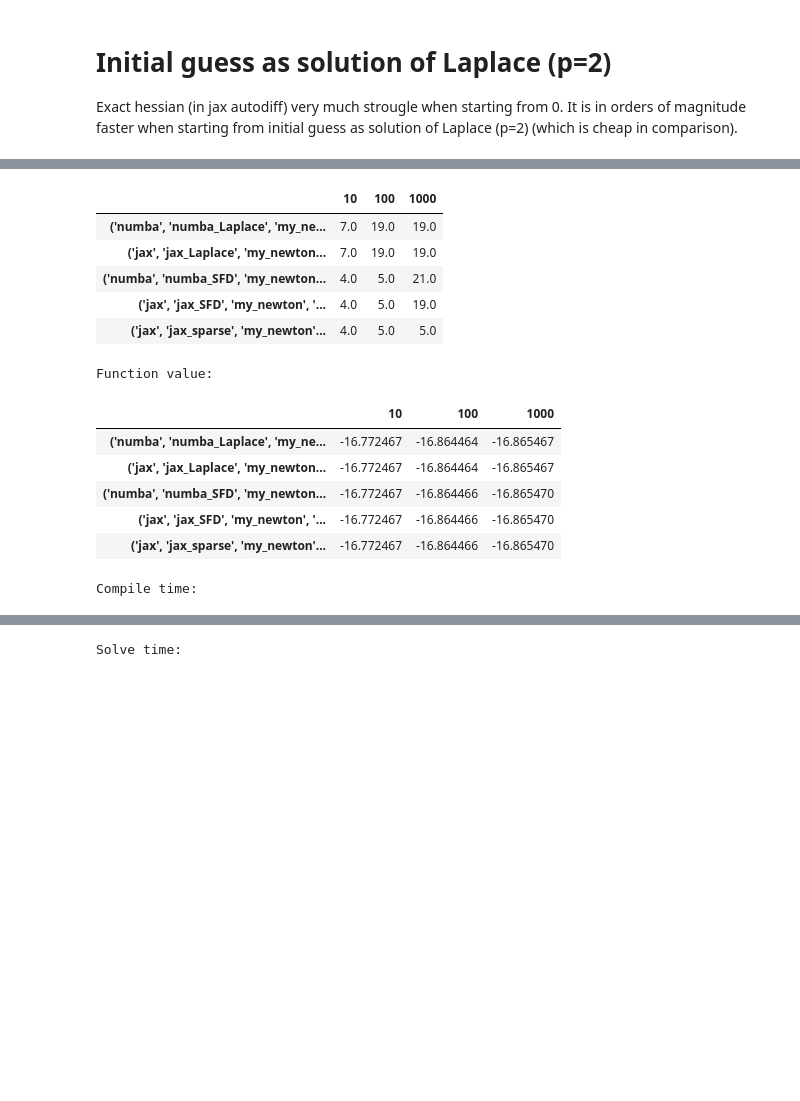
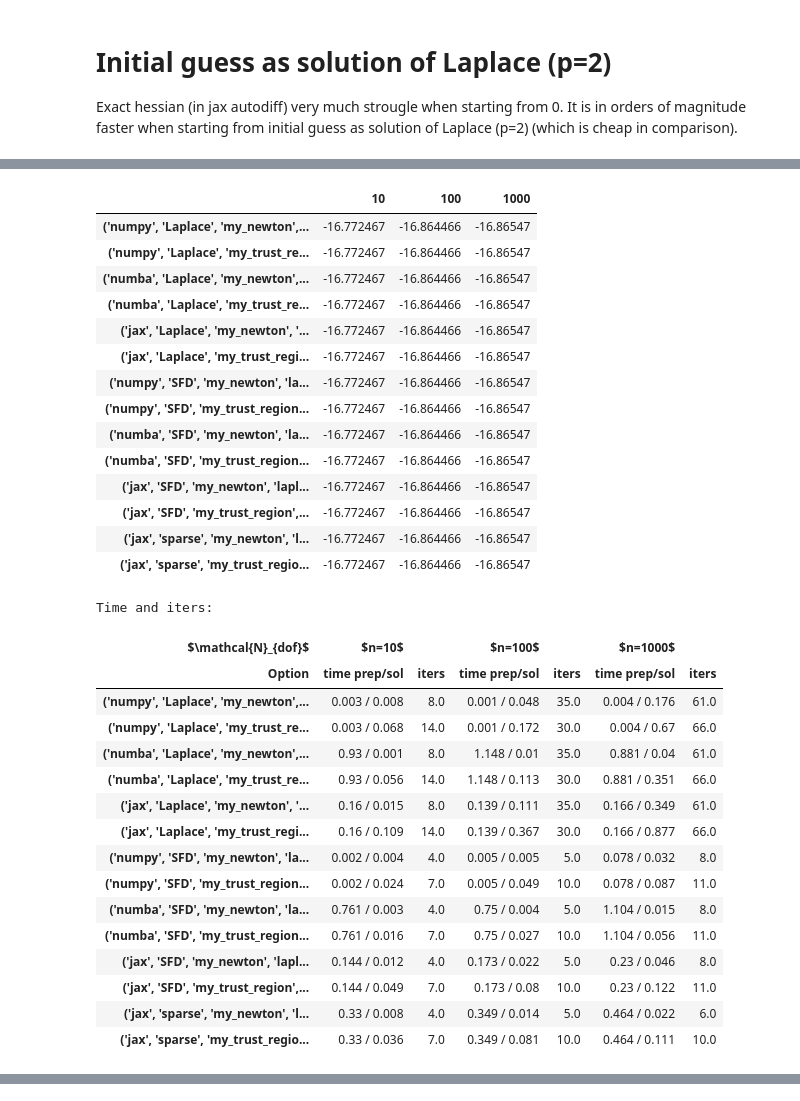
Before and after one commit to Beremi/pLaplace, a Jupyter notebook: run_tests_1D.ipynb, the cells around one changed output, grey strips where cells are left out. Saved outputs shown, nothing was run; the diff lists cells and outputs as text; code cells hidden in the pictures; blank space fills up the shorter version.

Commit message:
Table 1D for paper, Divided backends in 1D

```diff
--- a/run_tests_1D.ipynb
+++ b/run_tests_1D.ipynb
@@ -318,36 +389,49 @@ Solve time:
 Exact hessian (in jax autodiff) very much strougle when starting from 0. It is in orders of magnitude faster when starting from initial guess as solution of Laplace (p=2) (which is cheap in comparison).
 # %%
 all_solvers = []
+all_solvers.append({"val_grad": "numpy",
+                    "hess": "Laplace",
+                    "minimizer": ["my_newton", "my_trust_region"],
+                    "initial_guess": "laplace",
+                    "problem_setting": problem_setting,
+                    "sizes": sizes})
 all_solvers.append({"val_grad": "numba",
-                    "hess": "numba_Laplace",
-                    "minimizer": ["my_newton"],
+                    "hess": "Laplace",
+                    "minimizer": ["my_newton", "my_trust_region"],
                     "initial_guess": "laplace",
                     "problem_setting": problem_setting,
                     "sizes": sizes})
 all_solvers.append({"val_grad": "jax",
-                    "hess": "jax_Laplace",
-                    "minimizer": ["my_newton"],
+                    "hess": "Laplace",
+                    "minimizer": ["my_newton", "my_trust_region"],
+                    "initial_guess": "laplace",
+                    "problem_setting": problem_setting,
+                    "sizes": sizes})
+all_solvers.append({"val_grad": "numpy",
+                    "hess": "SFD",
+                    "minimizer": ["my_newton", "my_trust_region"],
                     "initial_guess": "laplace",
                     "problem_setting": problem_setting,
                     "sizes": sizes})
 all_solvers.append({"val_grad": "numba",
-                    "hess": "numba_SFD",
-                    "minimizer": ["my_newton"],
+                    "hess": "SFD",
+                    "minimizer": ["my_newton", "my_trust_region"],
                     "initial_guess": "laplace",
                     "problem_setting": problem_setting,
                     "sizes": sizes})
 all_solvers.append({"val_grad": "jax",
-                    "hess": "jax_SFD",
-                    "minimizer": ["my_newton"],
+                    "hess": "SFD",
+                    "minimizer": ["my_newton", "my_trust_region"],
                     "initial_guess": "laplace",
                     "problem_setting": problem_setting,
                     "sizes": sizes})
 all_solvers.append({"val_grad": "jax",
-                    "hess": "jax_sparse",
-                    "minimizer": ["my_newton"],
+                    "hess": "sparse",
+                    "minimizer": ["my_newton", "my_trust_region"],
                     "initial_guess": "laplace",
                     "problem_setting": problem_setting,
                     "sizes": sizes})
 results = test_runner_1D.test_runner_1D(all_solvers)
-iterations_df, compile_df, f_val_df, solve_df = test_runner_1D.create_tables(results, display_table="Ipython")
+iterations_df, f_val_df, compile_df, solve_df, combined_time_df, combined_df, combined_df2 = test_runner_1D.create_tables(
+    results, display_table="Ipython")
 # %% [output]
@@ -355,14 +439,32 @@ Iterations:
 |  | 10 | 100 | 1000 |
-| ('numba', 'numba_Laplace', 'my_ne... | 7.0 | 19.0 | 19.0 |
-| ('jax', 'jax_Laplace', 'my_newton... | 7.0 | 19.0 | 19.0 |
-| ('numba', 'numba_SFD', 'my_newton... | 4.0 | 5.0 | 21.0 |
-| ('jax', 'jax_SFD', 'my_newton', '... | 4.0 | 5.0 | 19.0 |
-| ('jax', 'jax_sparse', 'my_newton'... | 4.0 | 5.0 | 5.0 |
+| ('numpy', 'Laplace', 'my_newton',... | -16.772467 | -16.864466 | -16.86547 |
+| ('numpy', 'Laplace', 'my_trust_re... | -16.772467 | -16.864466 | -16.86547 |
+| ('numba', 'Laplace', 'my_newton',... | -16.772467 | -16.864466 | -16.86547 |
+| ('numba', 'Laplace', 'my_trust_re... | -16.772467 | -16.864466 | -16.86547 |
+| ('jax', 'Laplace', 'my_newton', '... | -16.772467 | -16.864466 | -16.86547 |
+| ('jax', 'Laplace', 'my_trust_regi... | -16.772467 | -16.864466 | -16.86547 |
+| ('numpy', 'SFD', 'my_newton', 'la... | -16.772467 | -16.864466 | -16.86547 |
+| ('numpy', 'SFD', 'my_trust_region... | -16.772467 | -16.864466 | -16.86547 |
+| ('numba', 'SFD', 'my_newton', 'la... | -16.772467 | -16.864466 | -16.86547 |
+| ('numba', 'SFD', 'my_trust_region... | -16.772467 | -16.864466 | -16.86547 |
+| ('jax', 'SFD', 'my_newton', 'lapl... | -16.772467 | -16.864466 | -16.86547 |
+| ('jax', 'SFD', 'my_trust_region',... | -16.772467 | -16.864466 | -16.86547 |
+| ('jax', 'sparse', 'my_newton', 'l... | -16.772467 | -16.864466 | -16.86547 |
+| ('jax', 'sparse', 'my_trust_regio... | -16.772467 | -16.864466 | -16.86547 |
-Function value:
+Time and iters:
-|  | 10 | 100 | 1000 |
-| ('numba', 'numba_Laplace', 'my_ne... | -16.772467 | -16.864464 | -16.865467 |
-| ('jax', 'jax_Laplace', 'my_newton... | -16.772467 | -16.864464 | -16.865467 |
-| ('numba', 'numba_SFD', 'my_newton... | -16.772467 | -16.864466 | -16.865470 |
-| ('jax', 'jax_SFD', 'my_newton', '... | -16.772467 | -16.864466 | -16.865470 |
-| ('jax', 'jax_sparse', 'my_newton'... | -16.772467 | -16.864466 | -16.865470 |
+| $\mathcal{N}_{dof}$ | $n=10$ |  | $n=100$ |  | $n=1000$ |  |
+| Option | time prep/sol | iters | time prep/sol | iters | time prep/sol | iters |
+| ('numpy', 'Laplace', 'my_newton',... | 0.003 / 0.008 | 8.0 | 0.001 / 0.048 | 35.0 | 0.004 / 0.176 | 61.0 |
+| ('numpy', 'Laplace', 'my_trust_re... | 0.003 / 0.068 | 14.0 | 0.001 / 0.172 | 30.0 | 0.004 / 0.67 | 66.0 |
+| ('numba', 'Laplace', 'my_newton',... | 0.93 / 0.001 | 8.0 | 1.148 / 0.01 | 35.0 | 0.881 / 0.04 | 61.0 |
+| ('numba', 'Laplace', 'my_trust_re... | 0.93 / 0.056 | 14.0 | 1.148 / 0.113 | 30.0 | 0.881 / 0.351 | 66.0 |
+| ('jax', 'Laplace', 'my_newton', '... | 0.16 / 0.015 | 8.0 | 0.139 / 0.111 | 35.0 | 0.166 / 0.349 | 61.0 |
+| ('jax', 'Laplace', 'my_trust_regi... | 0.16 / 0.109 | 14.0 | 0.139 / 0.367 | 30.0 | 0.166 / 0.877 | 66.0 |
+| ('numpy', 'SFD', 'my_newton', 'la... | 0.002 / 0.004 | 4.0 | 0.005 / 0.005 | 5.0 | 0.078 / 0.032 | 8.0 |
+| ('numpy', 'SFD', 'my_trust_region... | 0.002 / 0.024 | 7.0 | 0.005 / 0.049 | 10.0 | 0.078 / 0.087 | 11.0 |
+| ('numba', 'SFD', 'my_newton', 'la... | 0.761 / 0.003 | 4.0 | 0.75 / 0.004 | 5.0 | 1.104 / 0.015 | 8.0 |
+| ('numba', 'SFD', 'my_trust_region... | 0.761 / 0.016 | 7.0 | 0.75 / 0.027 | 10.0 | 1.104 / 0.056 | 11.0 |
+| ('jax', 'SFD', 'my_newton', 'lapl... | 0.144 / 0.012 | 4.0 | 0.173 / 0.022 | 5.0 | 0.23 / 0.046 | 8.0 |
+| ('jax', 'SFD', 'my_trust_region',... | 0.144 / 0.049 | 7.0 | 0.173 / 0.08 | 10.0 | 0.23 / 0.122 | 11.0 |
+| ('jax', 'sparse', 'my_newton', 'l... | 0.33 / 0.008 | 4.0 | 0.349 / 0.014 | 5.0 | 0.464 / 0.022 | 6.0 |
+| ('jax', 'sparse', 'my_trust_regio... | 0.33 / 0.036 | 7.0 | 0.349 / 0.081 | 10.0 | 0.464 / 0.111 | 10.0 |
-Compile time:
@@ -375 +470,0 @@ Compile time:
-Solve time:
```
Also changed, not shown: parts of 11 cells of this notebook, 17 other files.
